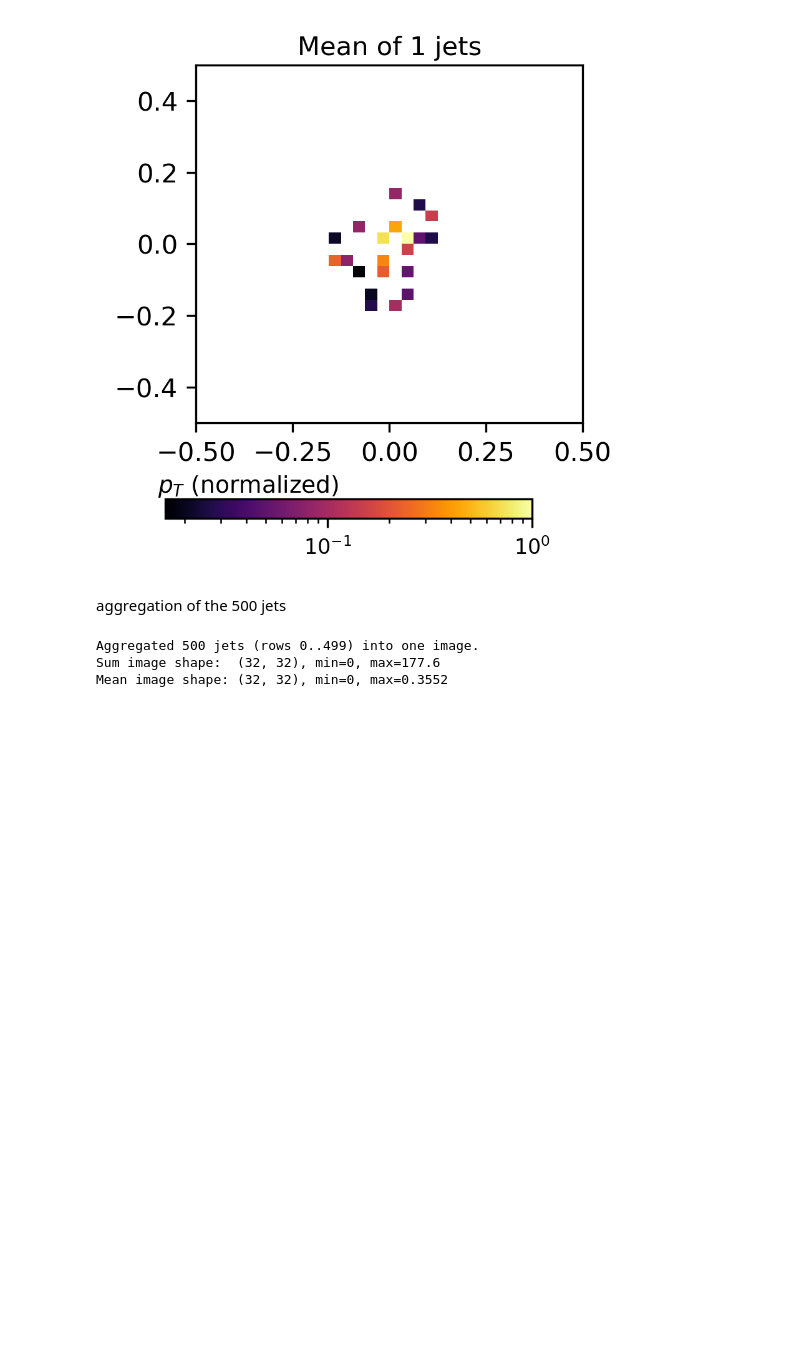
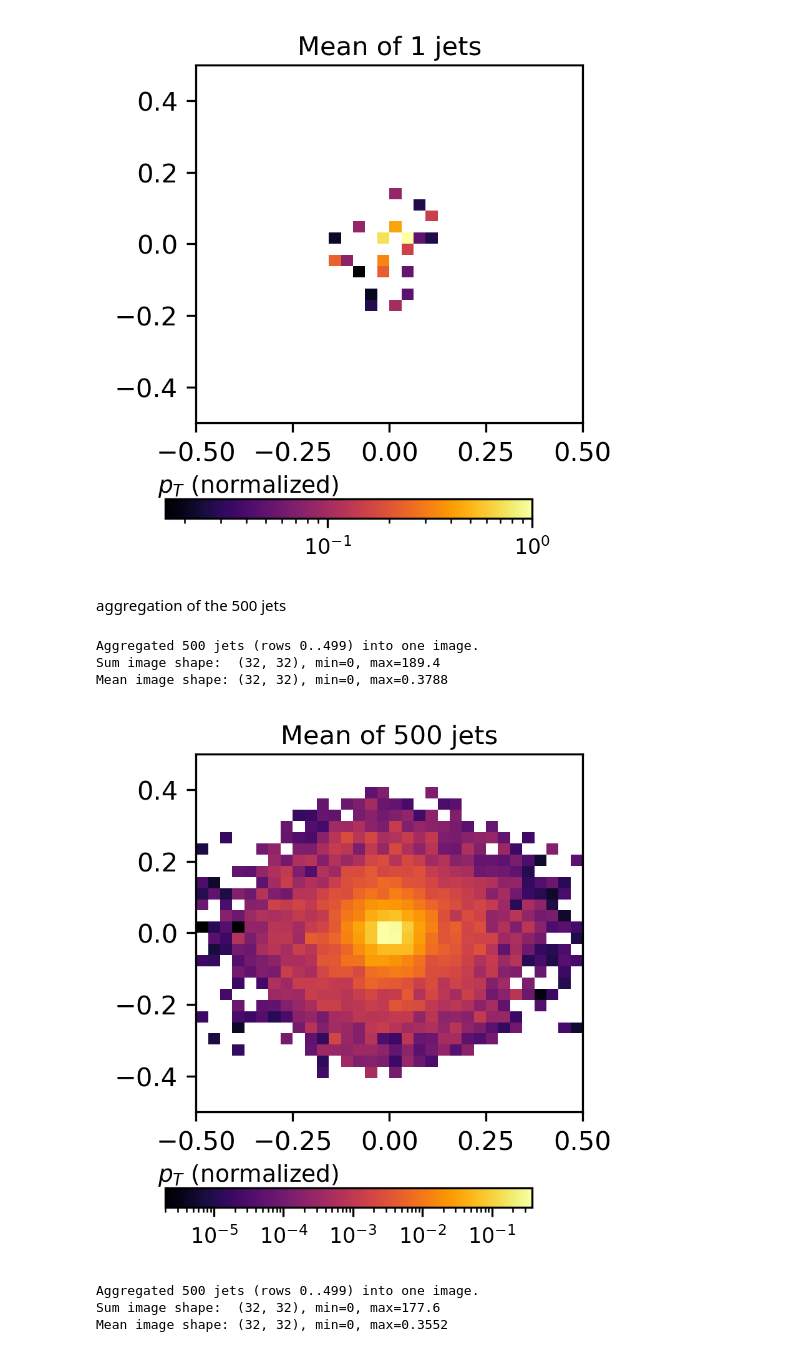
Before and after one commit to hmehryar/ml-jet-ext, a Jupyter notebook: dataset_builder/plot_event.ipynb, the cells around one changed output. Drawn from its saved outputs; the diff is of its cells as text; code cells hidden in the pictures; blank space fills up the shorter version.

```diff
--- a/dataset_builder/plot_event.ipynb
+++ b/dataset_builder/plot_event.ipynb
@@ -847,6 +897,25 @@ Mean image shape: (32, 32), min=0, max=1
 [figure]
 # %% [markdown]
 aggregation of the 500 jets
+# %%
+mean_img = aggregate_and_plot_events_styled(
+    csv_file=csv_file,
+    dataset_root=dataset_root,
+    start_index=0,  # e.g., 0 or wherever you want to start
+    num_events=500,
+    phi_range=(-0.5, 0.5),
+    eta_range=(-0.5, 0.5),
+    cmap="inferno",
+    use_log_norm=True,
+    add_axes_labels=False,
+    add_legend=False,
+    add_colorbar=True,
+)
+# %% [output]
+Aggregated 500 jets (rows 0..499) into one image.
+Sum image shape:  (32, 32), min=0, max=189.4
+Mean image shape: (32, 32), min=0, max=0.3788
+[figure, added]
 # %%
 mean_img = aggregate_and_plot_events_styled(
     csv_file=csv_file,
```
Also changed, not shown: parts of 5 cells of this notebook, 1 other file.
